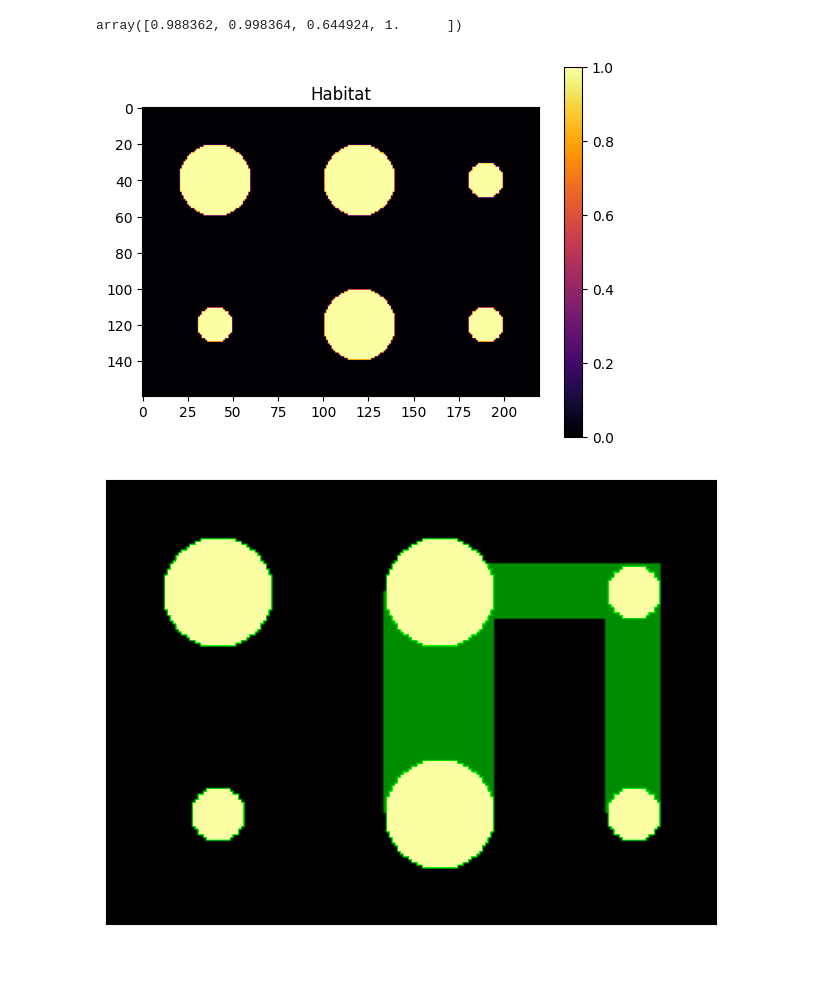
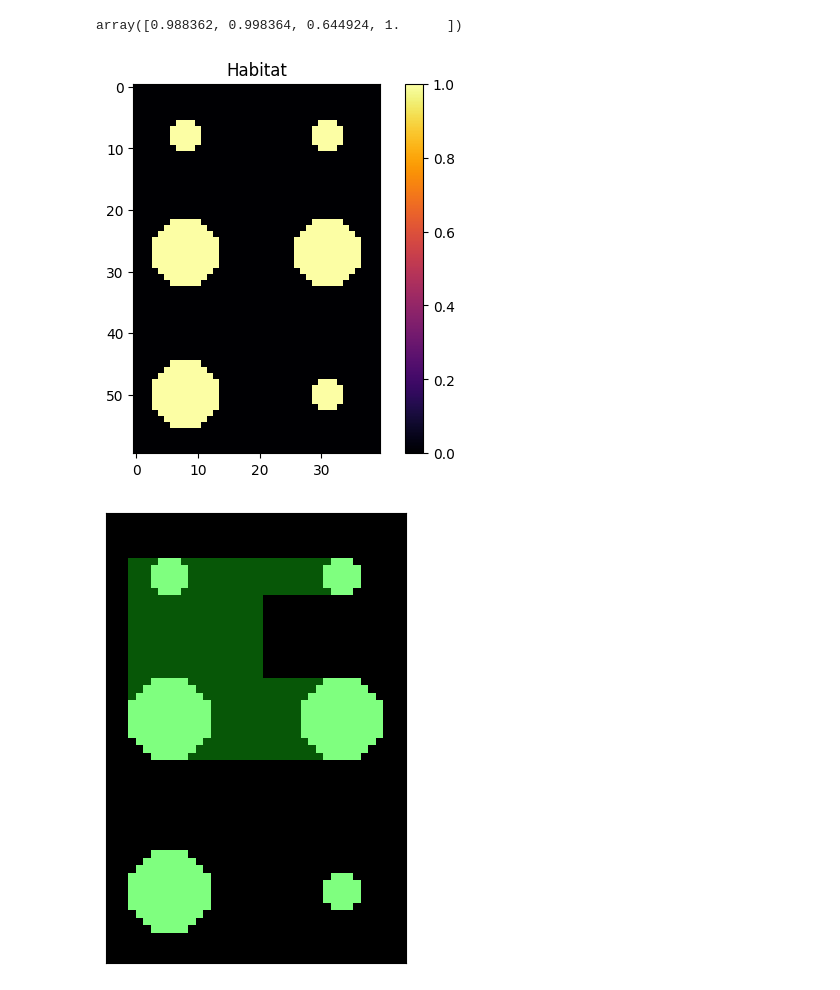
Before and after one commit to ecoscape-earth/ecoscape-connectivity-paper-reproduction, a Jupyter notebook: SimulatedLandscapes.ipynb, the cells around one changed output. Saved outputs shown, nothing was run; the diff lists cells and outputs as text; code cells hidden in the pictures; blank space fills up the shorter version.

Commit message:
Added comparison with patch size and simulated landscapes.

```diff
--- a/SimulatedLandscapes.ipynb
+++ b/SimulatedLandscapes.ipynb
@@ -106,22 +109,22 @@ last_color
 array([0.988362, 0.998364, 0.644924, 1.      ])
 # %%
 # habitat for testing resistance vs dispersal distance
-Xdim = 220
-Ydim = 160
+Xdim = 40
+Ydim = 60
 
 Y, X = np.meshgrid(range(0, Xdim), range(0, Ydim))
 
 hab = np.zeros((Ydim, Xdim))
-hab = draw_circle(hab, 40, 120, 10) # c1
-hab = draw_circle(hab, 120, 120, 20) # c2
-hab = draw_circle(hab, 190, 120, 10) # c3
-hab = draw_circle(hab, 190, 40, 10) # c4
-hab = draw_circle(hab, 120, 40, 20) # c5
-hab = draw_circle(hab, 40, 40, 20) # c6
+hab = draw_circle(hab, 31, 50, 2.5) # c1
+hab = draw_circle(hab, 31, 27, 5.5) # c2
+hab = draw_circle(hab, 31, 8, 2.5) # c3
+hab = draw_circle(hab, 8, 8, 2.5) # c4
+hab = draw_circle(hab, 8, 27, 5.5) # c5
+hab = draw_circle(hab, 8, 50, 5.5) # c6
 
 plt.imshow(hab, cmap='inferno')
 plt.colorbar()
 plt.title('Habitat')
 plt.show()
 # %% [output]
-[figure, old version]
+[figure, new version]
@@ -128,19 +169,19 @@ plt.show()
 # %%
-corridor = 0.98
+corridor = 0.95
 ter = np.zeros_like(hab)
-ter[40:120, 100:140] = corridor
-ter[40:120, 180:200] = corridor
-ter[30:50, 120:200] = corridor
+ter[6:25, 3:21] = corridor
+ter[6:11, 10:33] = corridor
+ter[22:33, 10:32] = corridor
 
 total = np.maximum(hab, ter)
-plt.imshow(total ** 30, cmap=green_cmap)
+plt.imshow(total, cmap=habitat_cmap)
 # plt.title('Habitat and terrain')
 # Remove x tiks from the plot
 plt.xticks([])
 plt.yticks([])
 plt.tight_layout()
-plt.savefig("artificial_landscape.pdf", format="pdf")
+plt.savefig("artificial_landscape.pdf", bbox_inches="tight", format="pdf")
 # %% [output]
-[figure, old version]
+[figure, new version]
 # %%
 repop, grad = simulate(hab, ter,
```
Also changed, not shown: parts of 12 cells of this notebook, 4 other files.
